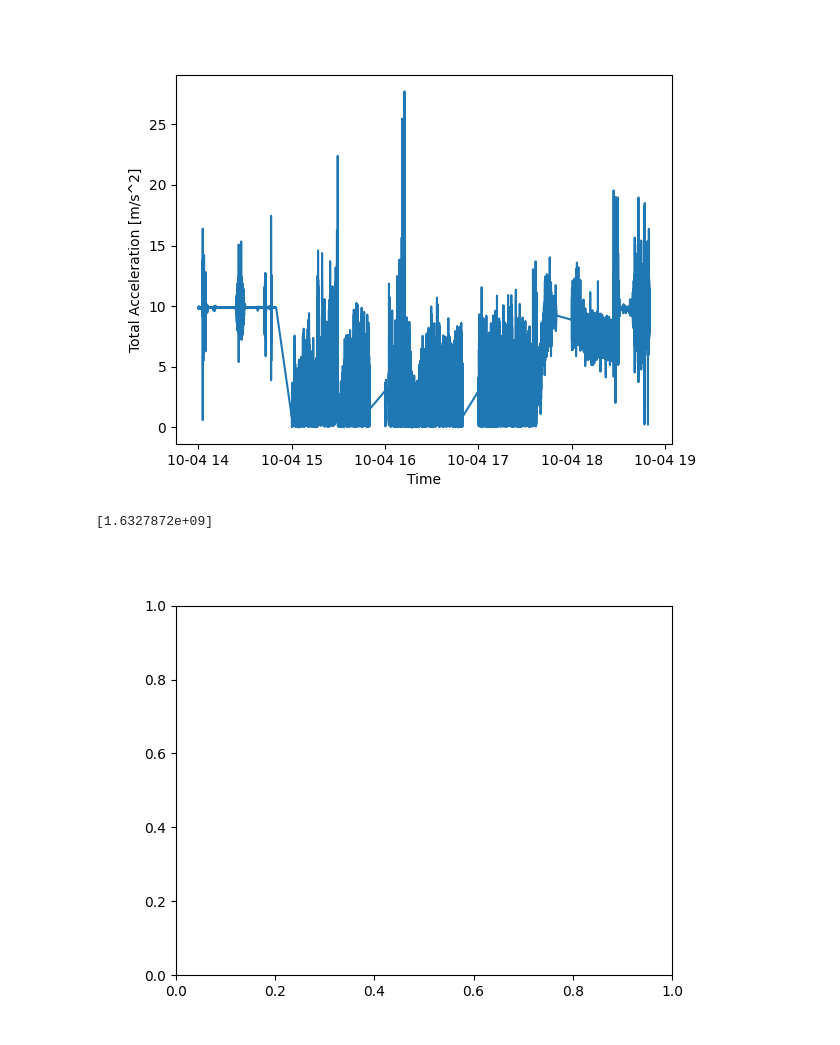
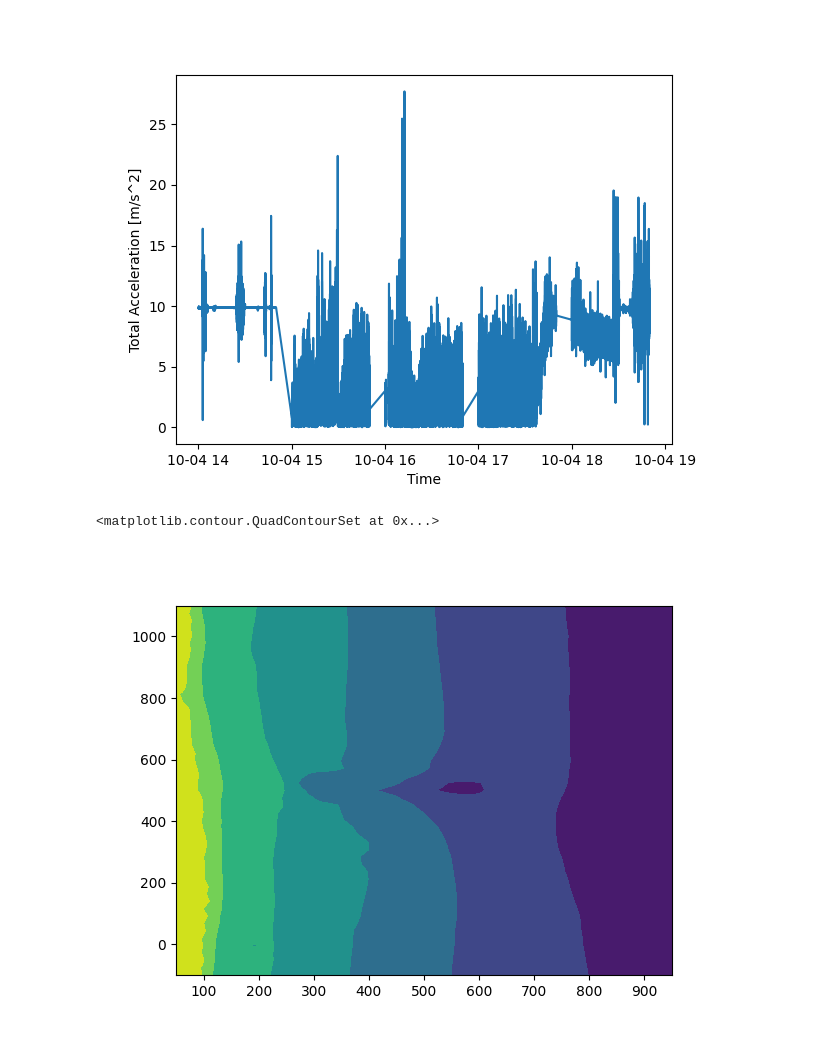
Before and after one commit to SASlabgroup/DUNEXMainExp, a Jupyter notebook: analysis/DUNEX-Data-exploration.ipynb, the cells around one changed output. Saved outputs shown, nothing was run; the diff lists cells and outputs as text; code cells hidden in the pictures.

```diff
--- a/analysis/DUNEX-Data-exploration.ipynb
+++ b/analysis/DUNEX-Data-exploration.ipynb
@@ -53,17 +53,16 @@ Text(0.5, 0, 'Time')
 # %%
 # Getting Bathymetry data from FRF data portal
 # Data from September 28th, 2021
 bathy_url = 'https://chlthredds.erdc.dren.mil/thredds/dodsC/frf/geomorphology/DEMs/surveyDEM/data/FRF_geomorphology_DEMs_surveyDEM_20210928.nc'
 bathy_dataset = nc.Dataset(bathy_url)
 
 # Create grid from coordinates
 xFRF_grid, yFRF_grid = np.meshgrid(bathy_dataset['xFRF'][:],bathy_dataset['yFRF'][:])
 bathy = bathy_dataset['elevation'][0,:,:]
 
-
 # Plot the bathymetry
 fig, ax = plt.subplots()
-# ax.contourf(xFRF_grid, yFRF_grid, bathy)
+ax.contourf(xFRF_grid, yFRF_grid, bathy)
 # %% [output]
-[1.6327872e+09]
+<matplotlib.contour.QuadContourSet at 0x...>
-[figure, old version]
+[figure, new version]
```
